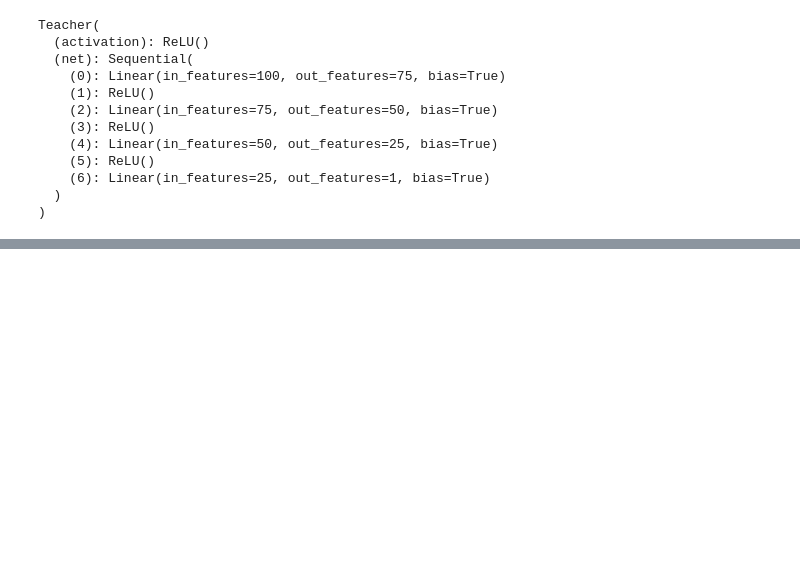
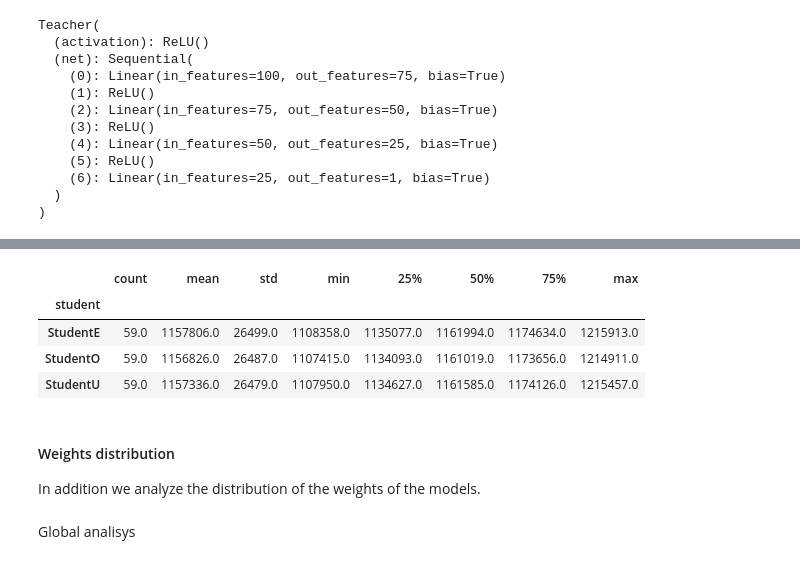
Before and after one commit to GabrielePintus/AdvancedDL-KernelMethods, a Jupyter notebook: Challenges/2/notebook.ipynb, the cells around one changed output, grey strips where cells are left out. Cells and saved outputs as stored; diff of their text form; code cells hidden in the pictures; blank space fills up the shorter version.

```diff
--- a/Challenges/2/notebook.ipynb
+++ b/Challenges/2/notebook.ipynb
@@ -129,0 +212,12 @@ df_StudentO["train_loss_SMA"] = df_StudentU["train_loss"].rolling(window=10).mea
+# %%
+df_results.groupby("student").mse.describe().round()
+# %% [output]
+|  | count | mean | std | min | 25% | 50% | 75% | max |
+| student |  |  |  |  |  |  |  |  |
+| StudentE | 59.0 | 1157806.0 | 26499.0 | 1108358.0 | 1135077.0 | 1161994.0 | 1174634.0 | 1215913.0 |
+| StudentO | 59.0 | 1156826.0 | 26487.0 | 1107415.0 | 1134093.0 | 1161019.0 | 1173656.0 | 1214911.0 |
+| StudentU | 59.0 | 1157336.0 | 26479.0 | 1107950.0 | 1134627.0 | 1161585.0 | 1174126.0 | 1215457.0 |
+# %% [markdown]
+#### Weights distribution
+
+In addition we analyze the distribution of the weights of the models.
@@ -129,0 +232,2 @@ df_StudentO["train_loss_SMA"] = df_StudentU["train_loss"].rolling(window=10).mea
+# %% [markdown]
+Global analisys
```
Also changed, not shown: parts of 41 cells of this notebook, 3 other files.
